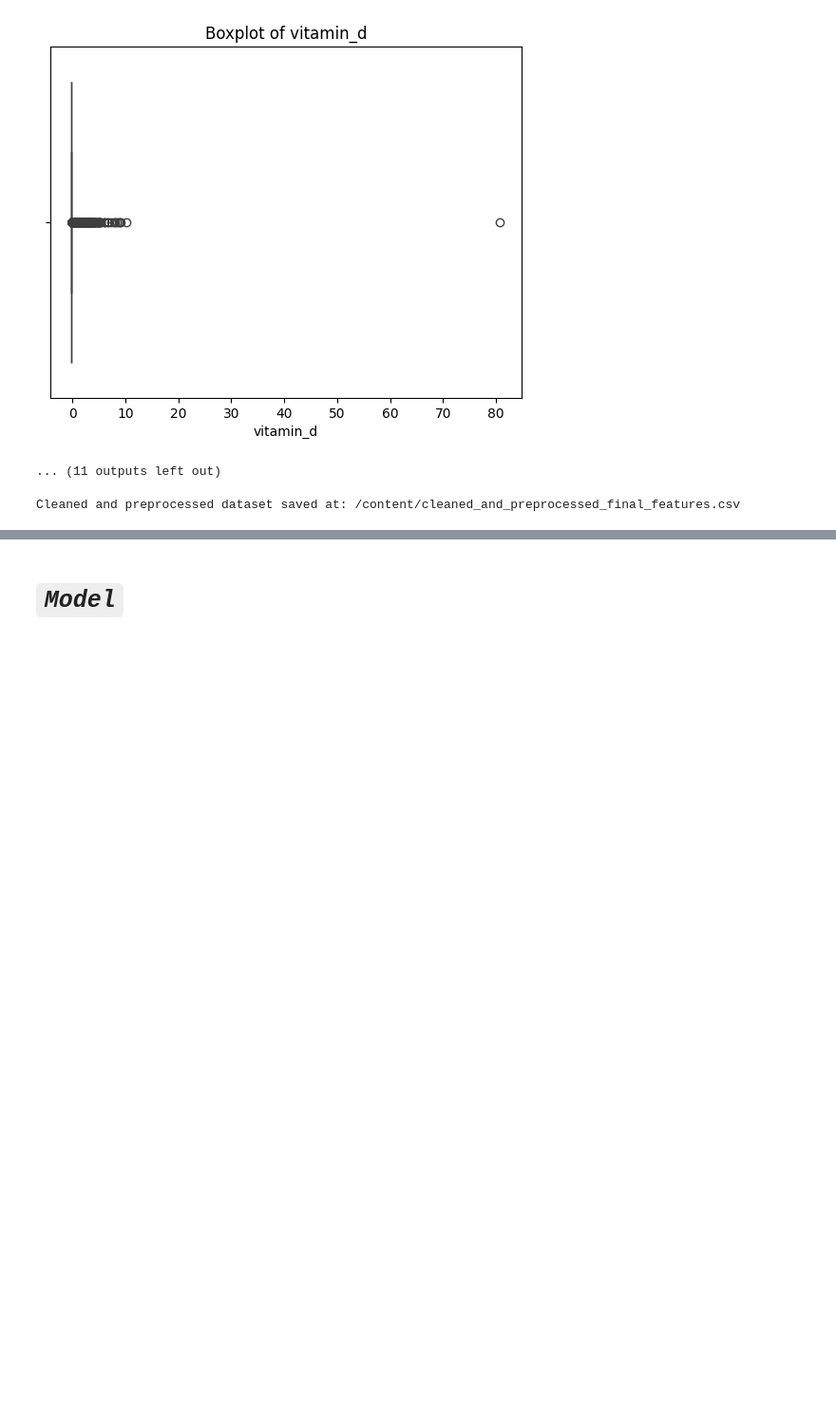
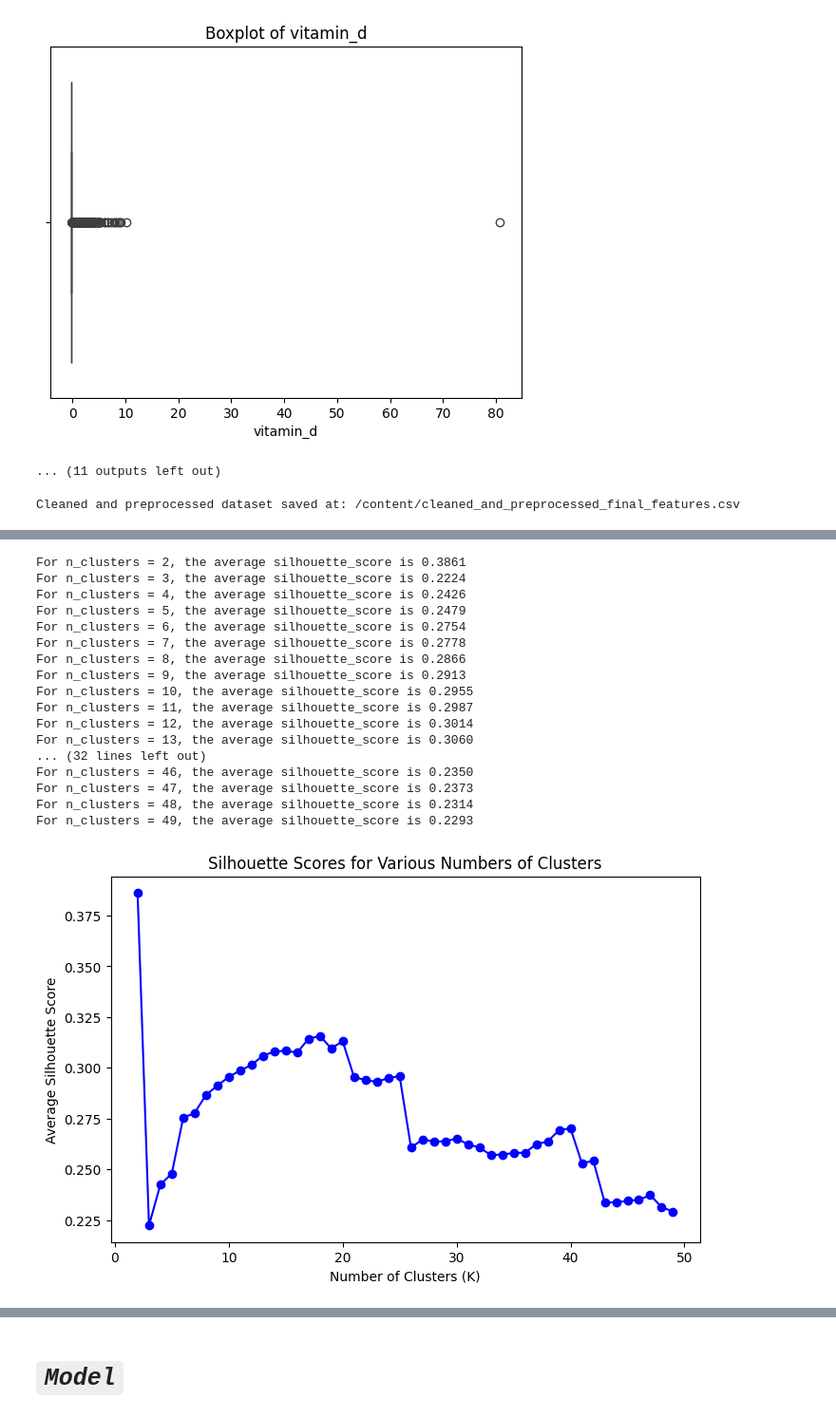
Before and after one commit to pandistic-zain/Fitnesstan--FYP, a Jupyter notebook: fitnesstan-model/Zain/Ensamble_Technique_FYP_Dataset_Nutrition_(updated_cleaned).ipynb, the cells around one changed output, grey strips where cells are left out. Shown at 95% size. Cells and saved outputs as stored; diff of their text form; code cells hidden in the pictures; blank space fills up the shorter version.

```diff
--- a/fitnesstan-model/Zain/Ensamble_Technique_FYP_Dataset_Nutrition_(updated_cleaned).ipynb
+++ b/fitnesstan-model/Zain/Ensamble_Technique_FYP_Dataset_Nutrition_(updated_cleaned).ipynb
@@ -293,0 +335,38 @@ Cleaned and preprocessed dataset saved at: /content/cleaned_and_preprocessed_fin
+# %%
+from sklearn.metrics import silhouette_score
+
+silhouette_scores = []
+
+for k in range(2, 50):
+    kmeans = KMeans(n_clusters=k, random_state=42)
+    cluster_labels = kmeans.fit_predict(X)
+    silhouette_avg = silhouette_score(X, cluster_labels)
+    silhouette_scores.append(silhouette_avg)
+    print(f'For n_clusters = {k}, the average silhouette_score is {silhouette_avg:.4f}')
+
+# Plot Silhouette Scores
+plt.figure(figsize=(8, 5))
+plt.plot(range(2, 50), silhouette_scores, 'bo-')
+plt.title('Silhouette Scores for Various Numbers of Clusters')
+plt.xlabel('Number of Clusters (K)')
+plt.ylabel('Average Silhouette Score')
+plt.show()
+# %% [output]
+For n_clusters = 2, the average silhouette_score is 0.3861
+For n_clusters = 3, the average silhouette_score is 0.2224
+For n_clusters = 4, the average silhouette_score is 0.2426
+For n_clusters = 5, the average silhouette_score is 0.2479
+For n_clusters = 6, the average silhouette_score is 0.2754
+For n_clusters = 7, the average silhouette_score is 0.2778
+For n_clusters = 8, the average silhouette_score is 0.2866
+For n_clusters = 9, the average silhouette_score is 0.2913
+For n_clusters = 10, the average silhouette_score is 0.2955
+For n_clusters = 11, the average silhouette_score is 0.2987
+For n_clusters = 12, the average silhouette_score is 0.3014
+For n_clusters = 13, the average silhouette_score is 0.3060
+... (32 lines left out)
+For n_clusters = 46, the average silhouette_score is 0.2350
+For n_clusters = 47, the average silhouette_score is 0.2373
+For n_clusters = 48, the average silhouette_score is 0.2314
+For n_clusters = 49, the average silhouette_score is 0.2293
+[figure, added]
```
Also changed, not shown: parts of 14 cells of this notebook, 1 other file.
